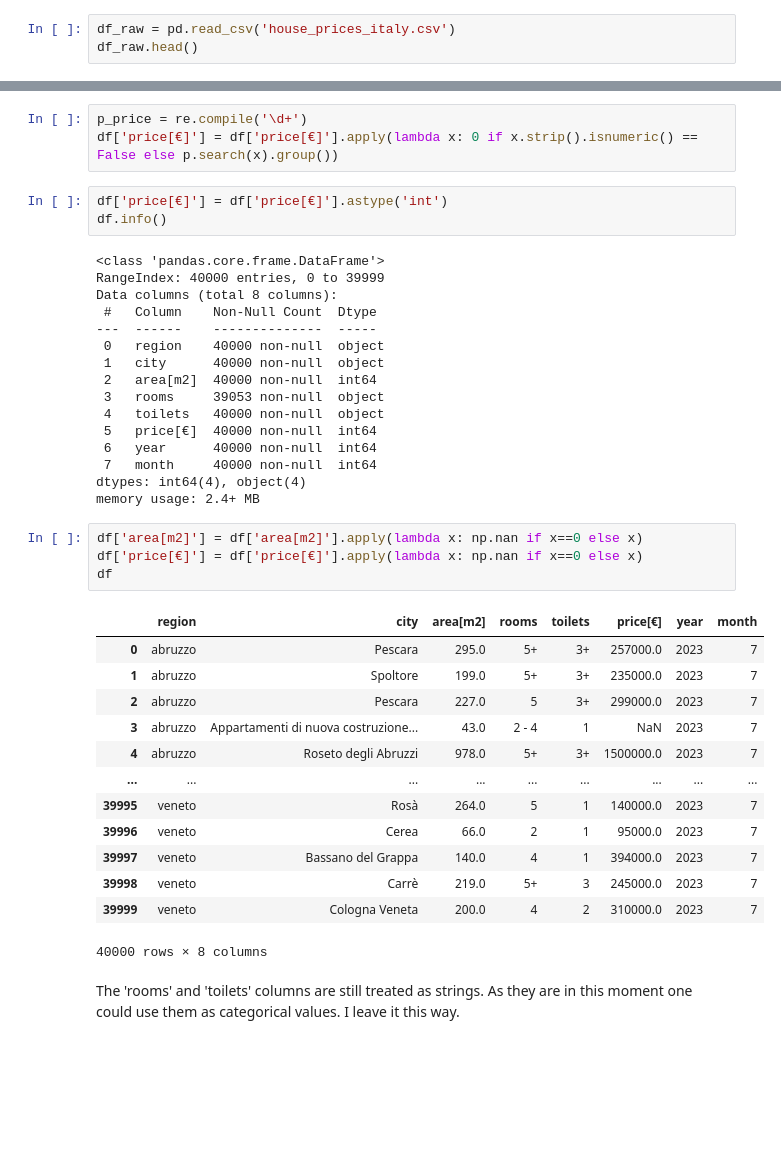
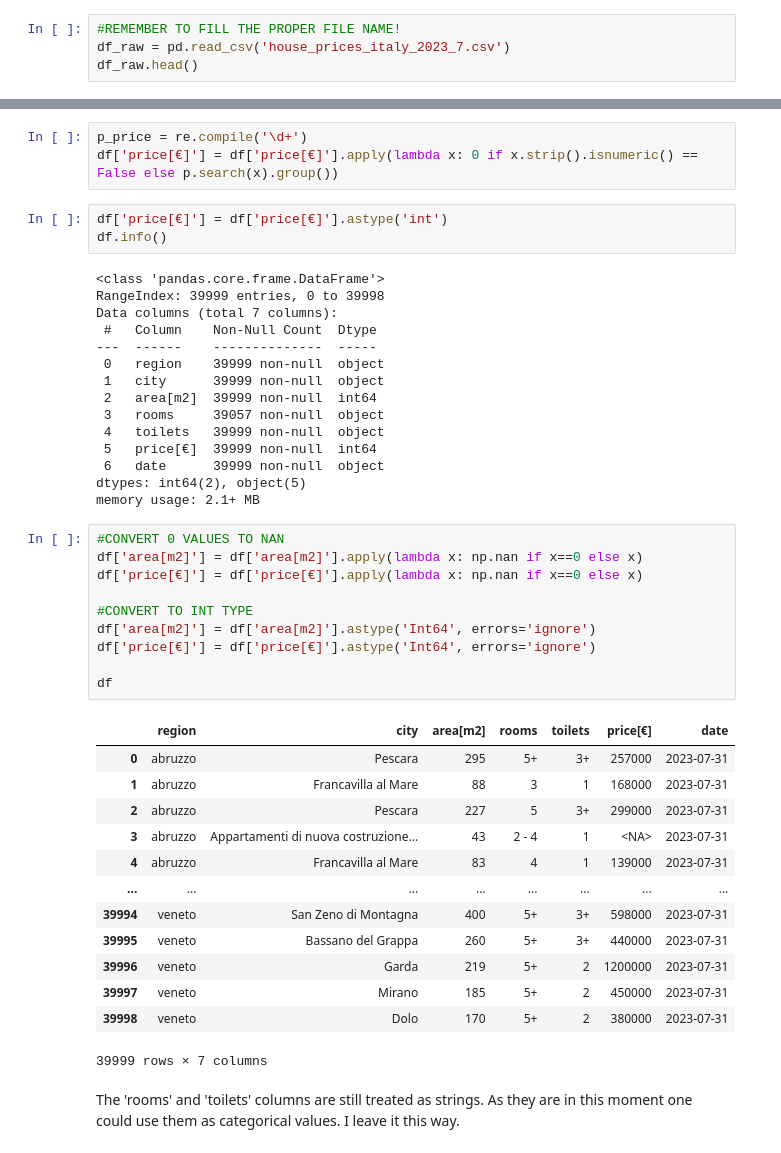
Before and after one commit to andrea-bavetta/3_Webscraping-realestate, a Jupyter notebook: Immobiliare_datacleaning.ipynb, the cells around one changed output, grey strips where cells are left out. Cells and saved outputs as stored; diff of their text form; blank space fills up the shorter version.

Commit message:
Fixed float datatype into int on Area and Price

```diff
--- a/Immobiliare_datacleaning.ipynb
+++ b/Immobiliare_datacleaning.ipynb
@@ -9,6 +10,7 @@ import re
 # %% [markdown]
 I check the raw dataframe and the datatypes
 # %%
-df_raw = pd.read_csv('house_prices_italy.csv')
+#REMEMBER TO FILL THE PROPER FILE NAME!
+df_raw = pd.read_csv('house_prices_italy_2023_7.csv')
 df_raw.head()
 # %% [output]
@@ -152,38 +151,43 @@ df['price[€]'] = df['price[€]'].astype('int')
 df.info()
 # %% [output]
 <class 'pandas.core.frame.DataFrame'>
-RangeIndex: 40000 entries, 0 to 39999
-Data columns (total 8 columns):
+RangeIndex: 39999 entries, 0 to 39998
+Data columns (total 7 columns):
  #   Column    Non-Null Count  Dtype
 ---  ------    --------------  -----
- 0   region    40000 non-null  object
- 1   city      40000 non-null  object
- 2   area[m2]  40000 non-null  int64
- 3   rooms     39053 non-null  object
- 4   toilets   40000 non-null  object
- 5   price[€]  40000 non-null  int64
- 6   year      40000 non-null  int64
- 7   month     40000 non-null  int64
-dtypes: int64(4), object(4)
-memory usage: 2.4+ MB
+ 0   region    39999 non-null  object
+ 1   city      39999 non-null  object
+ 2   area[m2]  39999 non-null  int64
+ 3   rooms     39057 non-null  object
+ 4   toilets   39999 non-null  object
+ 5   price[€]  39999 non-null  int64
+ 6   date      39999 non-null  object
+dtypes: int64(2), object(5)
+memory usage: 2.1+ MB
 # %%
+#CONVERT 0 VALUES TO NAN
 df['area[m2]'] = df['area[m2]'].apply(lambda x: np.nan if x==0 else x)
 df['price[€]'] = df['price[€]'].apply(lambda x: np.nan if x==0 else x)
+
+#CONVERT TO INT TYPE
+df['area[m2]'] = df['area[m2]'].astype('Int64', errors='ignore')
+df['price[€]'] = df['price[€]'].astype('Int64', errors='ignore')
+
 df
 # %% [output]
-|  | region | city | area[m2] | rooms | toilets | price[€] | year | month |
-| 0 | abruzzo | Pescara | 295.0 | 5+ | 3+ | 257000.0 | 2023 | 7 |
-| 1 | abruzzo | Spoltore | 199.0 | 5+ | 3+ | 235000.0 | 2023 | 7 |
-| 2 | abruzzo | Pescara | 227.0 | 5 | 3+ | 299000.0 | 2023 | 7 |
-| 3 | abruzzo | Appartamenti di nuova costruzione... | 43.0 | 2 - 4 | 1 | NaN | 2023 | 7 |
-| 4 | abruzzo | Roseto degli Abruzzi | 978.0 | 5+ | 3+ | 1500000.0 | 2023 | 7 |
-| ... | ... | ... | ... | ... | ... | ... | ... | ... |
-| 39995 | veneto | Rosà | 264.0 | 5 | 1 | 140000.0 | 2023 | 7 |
-| 39996 | veneto | Cerea | 66.0 | 2 | 1 | 95000.0 | 2023 | 7 |
-| 39997 | veneto | Bassano del Grappa | 140.0 | 4 | 1 | 394000.0 | 2023 | 7 |
-| 39998 | veneto | Carrè | 219.0 | 5+ | 3 | 245000.0 | 2023 | 7 |
-| 39999 | veneto | Cologna Veneta | 200.0 | 4 | 2 | 310000.0 | 2023 | 7 |
+|  | region | city | area[m2] | rooms | toilets | price[€] | date |
+| 0 | abruzzo | Pescara | 295 | 5+ | 3+ | 257000 | 2023-07-31 |
+| 1 | abruzzo | Francavilla al Mare | 88 | 3 | 1 | 168000 | 2023-07-31 |
+| 2 | abruzzo | Pescara | 227 | 5 | 3+ | 299000 | 2023-07-31 |
+| 3 | abruzzo | Appartamenti di nuova costruzione... | 43 | 2 - 4 | 1 | <NA> | 2023-07-31 |
+| 4 | abruzzo | Francavilla al Mare | 83 | 4 | 1 | 139000 | 2023-07-31 |
+| ... | ... | ... | ... | ... | ... | ... | ... |
+| 39994 | veneto | San Zeno di Montagna | 400 | 5+ | 3+ | 598000 | 2023-07-31 |
+| 39995 | veneto | Bassano del Grappa | 260 | 5+ | 3+ | 440000 | 2023-07-31 |
+| 39996 | veneto | Garda | 219 | 5+ | 2 | 1200000 | 2023-07-31 |
+| 39997 | veneto | Mirano | 185 | 5+ | 2 | 450000 | 2023-07-31 |
+| 39998 | veneto | Dolo | 170 | 5+ | 2 | 380000 | 2023-07-31 |
-40000 rows × 8 columns
+39999 rows × 7 columns
 # %% [markdown]
 The 'rooms' and 'toilets' columns are still treated as strings. As they are in this moment one could use them as categorical values. I leave it this way.
 # %% [markdown]
```
Also changed, not shown: parts of 12 cells of this notebook, 3 other files.
